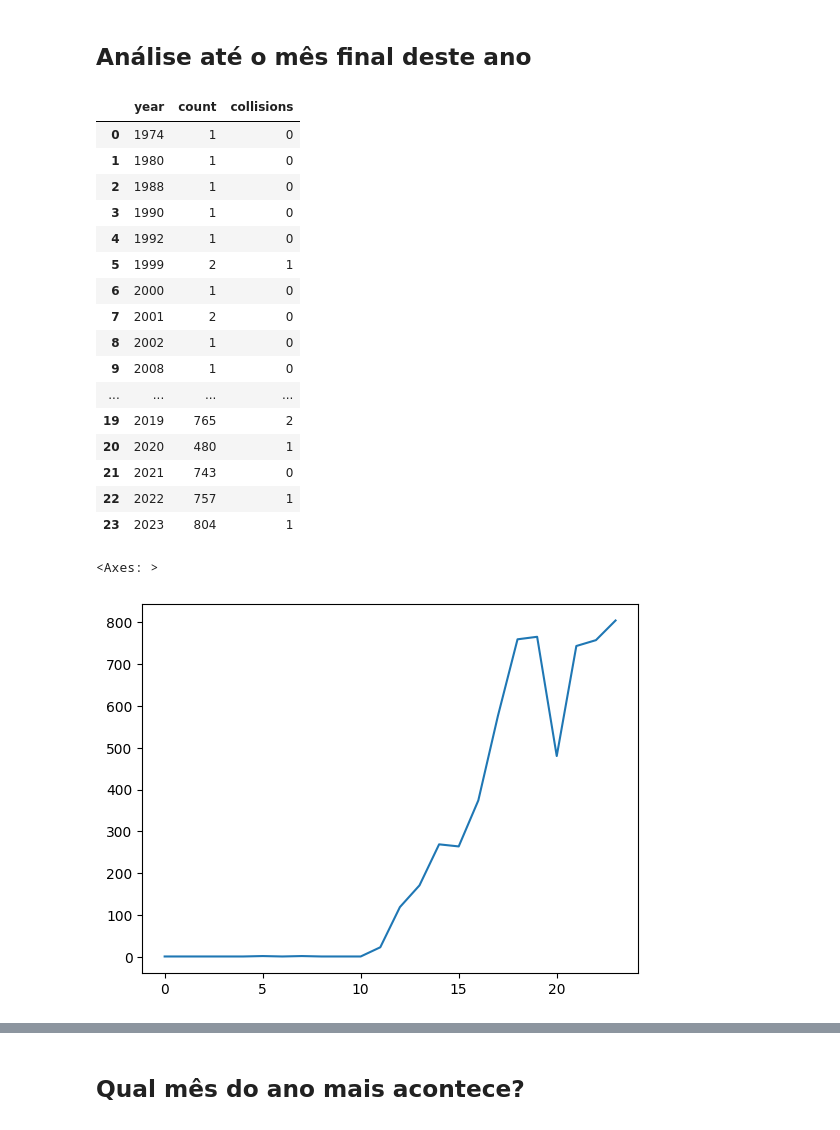
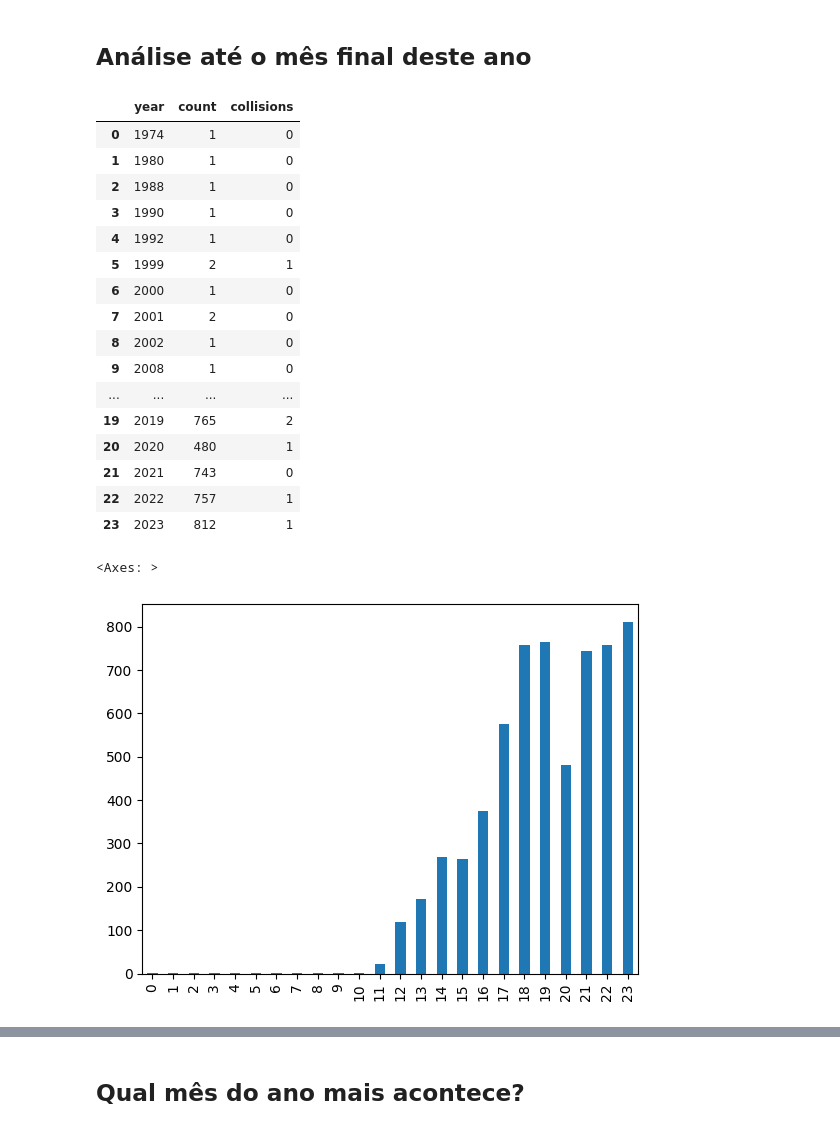
Before and after one commit to cristianfavaro/balao-aeroporto, a Jupyter notebook: analise.ipynb, the cells around one changed output, grey strips where cells are left out. Saved outputs shown, nothing was run; the diff lists cells and outputs as text; code cells hidden in the pictures.

```diff
--- a/analise.ipynb
+++ b/analise.ipynb
@@ -100,2 +95,0 @@ len(df)
-# %%
-df['Data'] = pd.to_datetime(df['Data'])
@@ -102,3 +100,5 @@ df['Data'] = pd.to_datetime(df['Data'])
+# %%
+df['Data'] = pd.to_datetime(df['Data'], format='%d/%m/%Y')
 # %%
 df.head(2)
 # %% [output]
@@ -204,11 +208,11 @@ grouped
 | 20 | 2020 | 480 | 1 |
 | 21 | 2021 | 743 | 0 |
 | 22 | 2022 | 757 | 1 |
-| 23 | 2023 | 804 | 1 |
+| 23 | 2023 | 812 | 1 |
 # %%
-grouped["count"].plot.line()
+grouped["count"].plot.bar()
 # %% [output]
 <Axes: >
-[figure, old version]
+[figure, new version]
 # %%
 #Plotly
```
Also changed, not shown: parts of 22 cells of this notebook, 27 other files.
